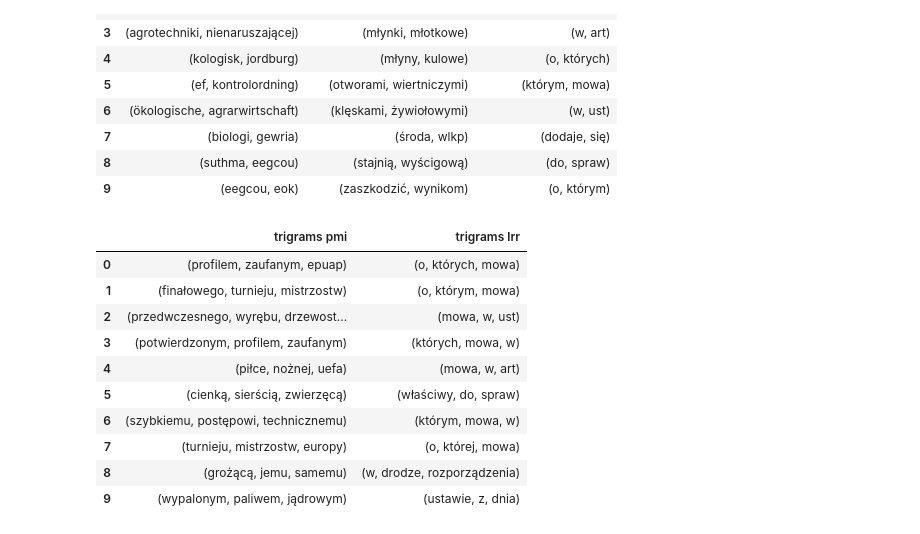
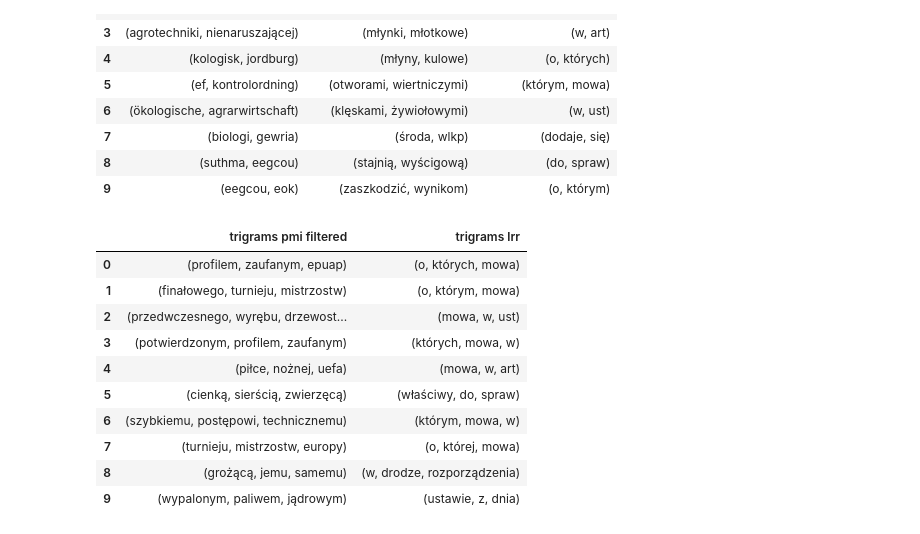
Before and after one commit to mijapa/natural-language-processing, a Jupyter notebook: lab4/Multiword expressions identification and extraction.ipynb, the cells around one changed output. Drawn from its saved outputs; the diff is of its cells as text; code cells hidden in the pictures.

```diff
--- a/lab4/Multiword expressions identification and extraction.ipynb
+++ b/lab4/Multiword expressions identification and extraction.ipynb
@@ -374,12 +374,12 @@ bigrams_results_tab
 | 9 | (eegcou, eok) | (zaszkodzić, wynikom) | (o, którym) |
 # %%
 trigrams_results_tab = pd.DataFrame({
-    'trigrams pmi' : top10_pmi_trigrams_sorted_5filtered,
+    'trigrams pmi filtered' : top10_pmi_trigrams_sorted_5filtered,
     'trigrams lrr' : top10_llr_trigrams_sorted
 })
 trigrams_results_tab
 # %% [output]
-|  | trigrams pmi | trigrams lrr |
+|  | trigrams pmi filtered | trigrams lrr |
 | 0 | (profilem, zaufanym, epuap) | (o, których, mowa) |
 | 1 | (finałowego, turnieju, mistrzostw) | (o, którym, mowa) |
 | 2 | (przedwczesnego, wyrębu, drzewost... | (mowa, w, ust) |
```
Also changed, not shown: parts of 4 cells of this notebook, 1 other file.
